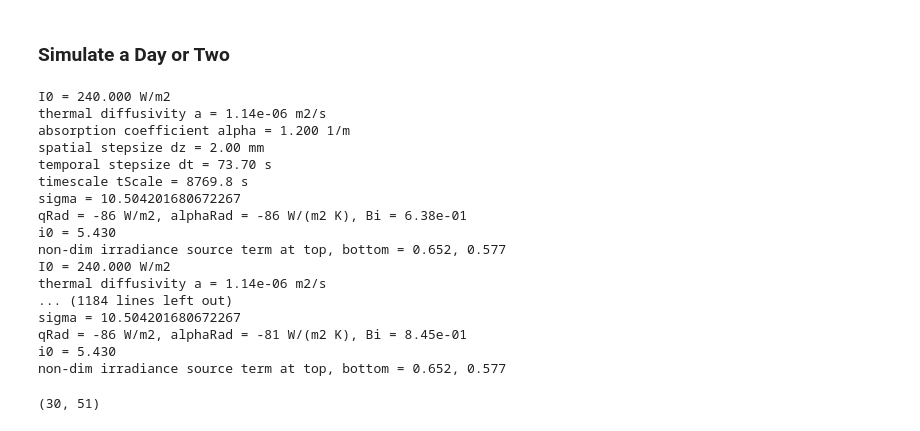
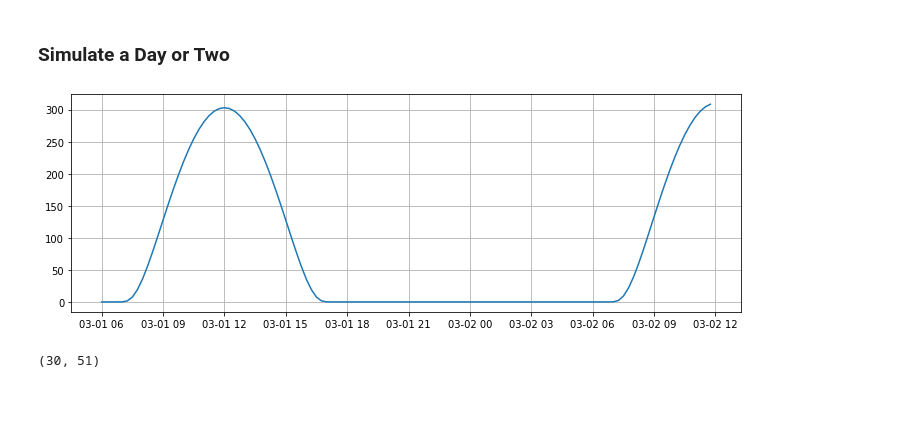
Before and after one commit to Henrikum/skrinning-stuff, a Jupyter notebook: notebooks/skrinning stuff.ipynb, the cells around one changed output. Saved outputs shown, nothing was run; the diff lists cells and outputs as text; code cells hidden in the pictures; blank space fills up the shorter version.

```diff
--- a/notebooks/skrinning stuff.ipynb
+++ b/notebooks/skrinning stuff.ipynb
@@ -103,40 +93,39 @@ totalTime = 30*3600  # s
 timeStep = 15*60  # s
 timeStepCount = totalTime//timeStep
 # %%
+dateTimeStart = datetime.datetime(2021, 3, 1, 6, 0)
+vnorm = np.array([0, 0, -1])  # plane pointing zenith
+alt = 10  # m (above sea-level)
+lat = 55.71  # Lund
+# lat = 59.33  # Stockholm
+
+dateTime = []
+S0 = []
 tSoln = []
 USoln = []
 for step in range(timeStepCount):
     time = step*timeStep
     clockHour = (6 + time/3600) % 24
+    dateTime.append(dateTimeStart + datetime.timedelta(seconds=+time))
+    S0.append(solarpy.irradiance_on_plane(vnorm, alt, dateTime[-1], lat))
 
     # update irradiation(S0, clockHour)
     # update ice sheet surface temperature?
     # make possible for kwarg IC to accept temperature profile
     # add kwarg silent=True
-    A, B, b, U0 = mySheet.setupModel(IC=[-2.0+step/1000, 0.], windSpeed=5., aEnv=[0.15, 0.75, 0.1], TEnv=[-2.0, -20.0, -270.], S0=300., Nx=spatialNodeCount, Ny=timeStepCount)
+#     A, B, b, U0 = mySheet.setupModel(IC=[-2.0+step/1000, 0.], windSpeed=5., aEnv=[0.15, 0.75, 0.1], TEnv=[-2.0, -20.0, -270.], S0=300., Nx=spatialNodeCount, Ny=timeStepCount)
     # output also: bIrradiance, porosity(z), ...
-    U = np.linalg.solve(A, B.dot(U) + b)
-    if (clockHour % 1) == 0:
-        tSoln.append(clockHour)
-        USoln.append(U)
+#     U = np.linalg.solve(A, B.dot(U) + b)
+#     if (clockHour % 1) == 0:
+#         tSoln.append(clockHour)
+#         USoln.append(U)
-# %% [output]
-I0 = 240.000 W/m2
-thermal diffusivity a = 1.14e-06 m2/s
-absorption coefficient alpha = 1.200 1/m
-spatial stepsize dz = 2.00 mm
-temporal stepsize dt = 73.70 s
-timescale tScale = 8769.8 s
-sigma = 10.504201680672267
-qRad = -86 W/m2, alphaRad = -86 W/(m2 K), Bi = 6.38e-01
-i0 = 5.430
-non-dim irradiance source term at top, bottom = 0.652, 0.577
-I0 = 240.000 W/m2
-thermal diffusivity a = 1.14e-06 m2/s
-... (1184 lines left out)
-sigma = 10.504201680672267
-qRad = -86 W/m2, alphaRad = -81 W/(m2 K), Bi = 8.45e-01
-i0 = 5.430
-non-dim irradiance source term at top, bottom = 0.652, 0.577
+# %%
+fig, ax = plt.subplots(1, 1, figsize=(12, 4))
+
+ax.plot(dateTime, S0)
+ax.grid()
+# %% [output]
+[figure, added]
 # %%
 USoln = np.array(USoln)
 # %%
```
Also changed, not shown: parts of 4 cells of this notebook.
